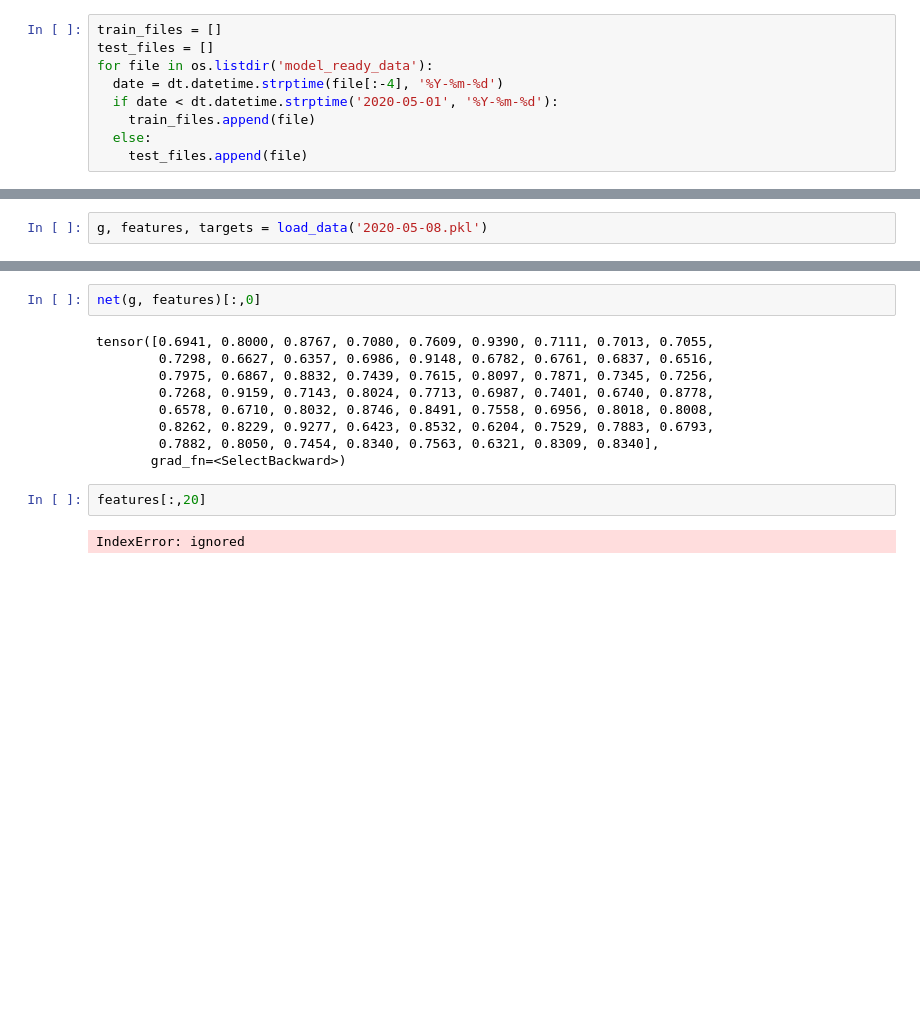
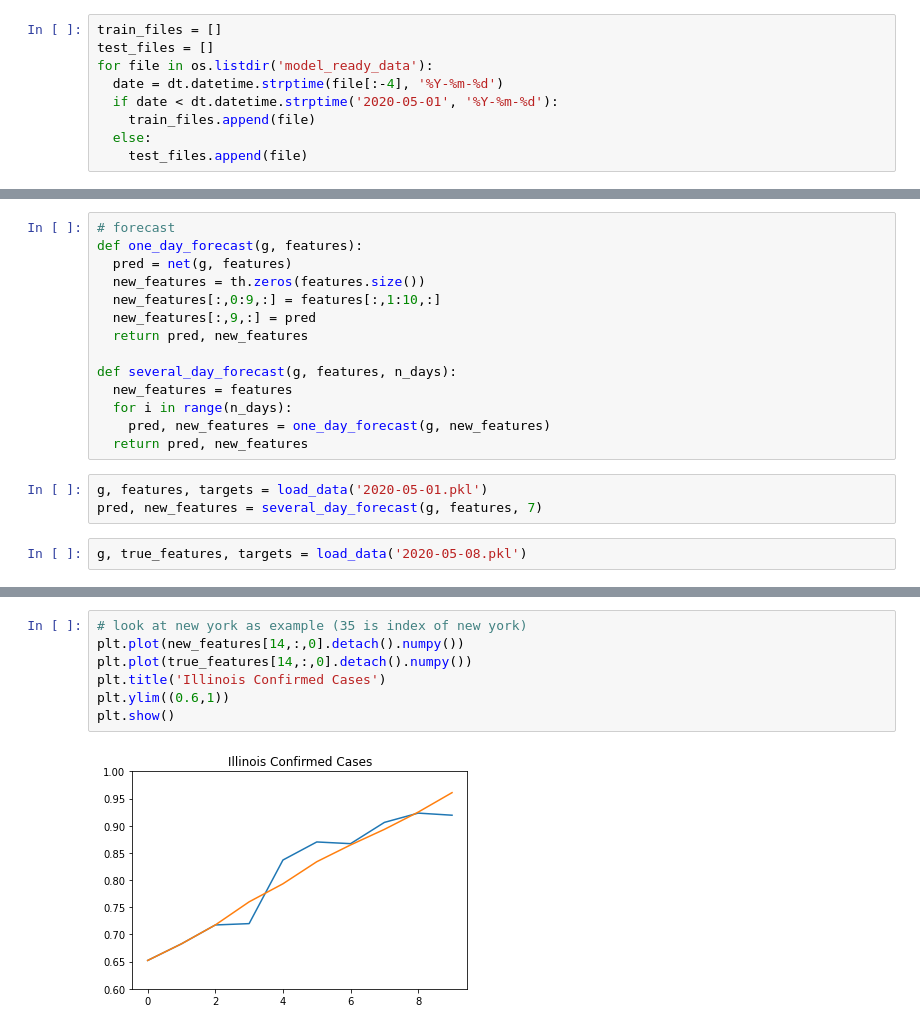
Before and after one commit to Inerix/gnn_covid19_spread, a Jupyter notebook: train_model.ipynb, the cells around one changed output, grey strips where cells are left out. Drawn from its saved outputs; the diff is of its cells as text; blank space fills up the shorter version.

```diff
--- a/train_model.ipynb
+++ b/train_model.ipynb
@@ -145,2 +183,19 @@ Epoch: 90, Train Loss: 0.009128690308160811, Test Loss: 0.0390078853815794
+# %%
+# forecast
+def one_day_forecast(g, features):
+  pred = net(g, features)
+  new_features = th.zeros(features.size())
+  new_features[:,0:9,:] = features[:,1:10,:]
+  new_features[:,9,:] = pred
+  return pred, new_features
+
+def several_day_forecast(g, features, n_days):
+  new_features = features
+  for i in range(n_days):
+    pred, new_features = one_day_forecast(g, new_features)
+  return pred, new_features
+# %%
+g, features, targets = load_data('2020-05-01.pkl')
+pred, new_features = several_day_forecast(g, features, 7)
 # %%
-g, features, targets = load_data('2020-05-08.pkl')
+g, true_features, targets = load_data('2020-05-08.pkl')
@@ -152,15 +202,9 @@ plt.plot(test_loss)
-# %%
-net(g, features)[:,0]
-# %% [output]
-tensor([0.6941, 0.8000, 0.8767, 0.7080, 0.7609, 0.9390, 0.7111, 0.7013, 0.7055,
-        0.7298, 0.6627, 0.6357, 0.6986, 0.9148, 0.6782, 0.6761, 0.6837, 0.6516,
-        0.7975, 0.6867, 0.8832, 0.7439, 0.7615, 0.8097, 0.7871, 0.7345, 0.7256,
-        0.7268, 0.9159, 0.7143, 0.8024, 0.7713, 0.6987, 0.7401, 0.6740, 0.8778,
-        0.6578, 0.6710, 0.8032, 0.8746, 0.8491, 0.7558, 0.6956, 0.8018, 0.8008,
-        0.8262, 0.8229, 0.9277, 0.6423, 0.8532, 0.6204, 0.7529, 0.7883, 0.6793,
-        0.7882, 0.8050, 0.7454, 0.8340, 0.7563, 0.6321, 0.8309, 0.8340],
-       grad_fn=<SelectBackward>)
-# %%
-features[:,20]
-# %% [output]
-IndexError: ignored
+# %%
+# look at new york as example (35 is index of new york)
+plt.plot(new_features[14,:,0].detach().numpy())
+plt.plot(true_features[14,:,0].detach().numpy())
+plt.title('Illinois Confirmed Cases')
+plt.ylim((0.6,1))
+plt.show()
+# %% [output]
+[figure, added]
```
Also changed, not shown: parts of 11 cells of this notebook.
